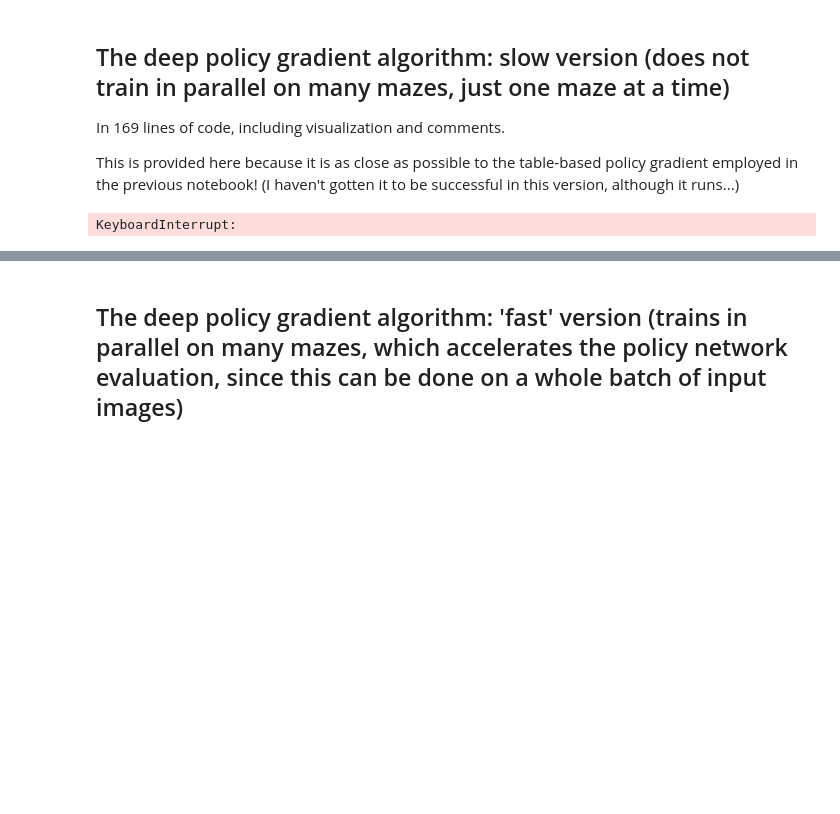
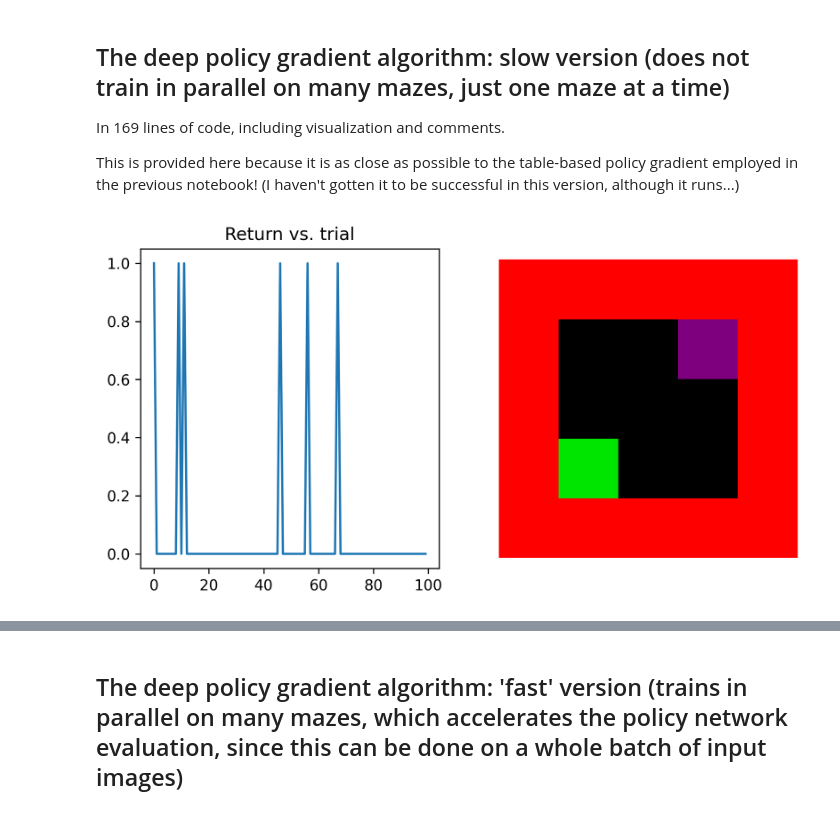
Before and after one commit to FlorianMarquardt/machine-learning-for-physicists, a Jupyter notebook: 08_tutorial_MazeDeepPolicyGradient.ipynb, the cells around one changed output, grey strips where cells are left out. Drawn from its saved outputs; the diff is of its cells as text; code cells hidden in the pictures; blank space fills up the shorter version.

```diff
--- a/08_tutorial_MazeDeepPolicyGradient.ipynb
+++ b/08_tutorial_MazeDeepPolicyGradient.ipynb
@@ -89,6 +89,15 @@ In 169 lines of code, including visualization and comments.
 
 This is provided here because it is as close as possible to the table-based policy gradient employed in the previous notebook!
 (I haven't gotten it to be successful in this version, although it runs...)
+# %%
+# an empty playground... (even that turns out to be difficult enough currently)
+def empty_maze(width,height):
+    mymaze=np.zeros([width,height],dtype='int')
+    mymaze[:,0]=1
+    mymaze[:,-1]=1
+    mymaze[0,:]=1
+    mymaze[-1,:]=1
+    return(mymaze)
 # %%
 # full policy gradient RL for picking up 'treasure chests'
 # in automatically generated mazes; 2020 by F.M.
@@ -134,7 +143,7 @@ directions=np.array([[0,1],[0,-1],[1,0],[-1,0]])
 nsteps=5
 
 # total number of trials, i.e. trajectories
-ntrials=1000
+ntrials=100
 skipsteps=5 # don't plot every trial
 
 # storing all the state/action pairs of the current trajectory
@@ -234,31 +243,31 @@ for trial in range(ntrials):
     # visualize!
     if trial%skipsteps==0 or trial==ntrials-1:
         # show what's happened in this trajectory
         clear_output(wait=True)
         fig,ax=plt.subplots(ncols=2,nrows=1,figsize=(8,4))
         ax[0].plot(Returns) # all the returns, in all trials
         ax[0].set_title("Return vs. trial")
 
         picture=np.zeros([M,M,3]) # last index: red/green/blue
         picture[:,:,0]=world # walls are red
         for j in range(nsteps): # highlight trajectory
             picture[states[j,0],states[j,1],1]=0.5*(1.0+(1.0*j)/nsteps)
         # put a bright pixel at the positions visited
         picture[:,:,2]+=0.5*reward # highlight the target sites!
         picture[:,:,0]+=0.5*reward
 
         # show picture (transpose is needed because
         # otherwise the first coordinate jx is plotted upwards,
         # not to the right)
         ax[1].imshow(np.transpose(picture,[1,0,2]),origin='lower')
         ax[1].axis('off')
 
         #ax[1,0].imshow(np.transpose(policy[:,:,0]),origin='lower')
         #ax[1,0].axis('off')
         #ax[1,0].set_title("prob(move up)")
         #ax[1,1].imshow(np.transpose(policy[:,:,2]),origin='lower')
         #ax[1,1].set_title("prob(move right)")
         #ax[1,1].axis('off')
         plt.show()
 # %% [output]
-KeyboardInterrupt:
+[figure, added]
```
Also changed, not shown: parts of 5 cells of this notebook.
